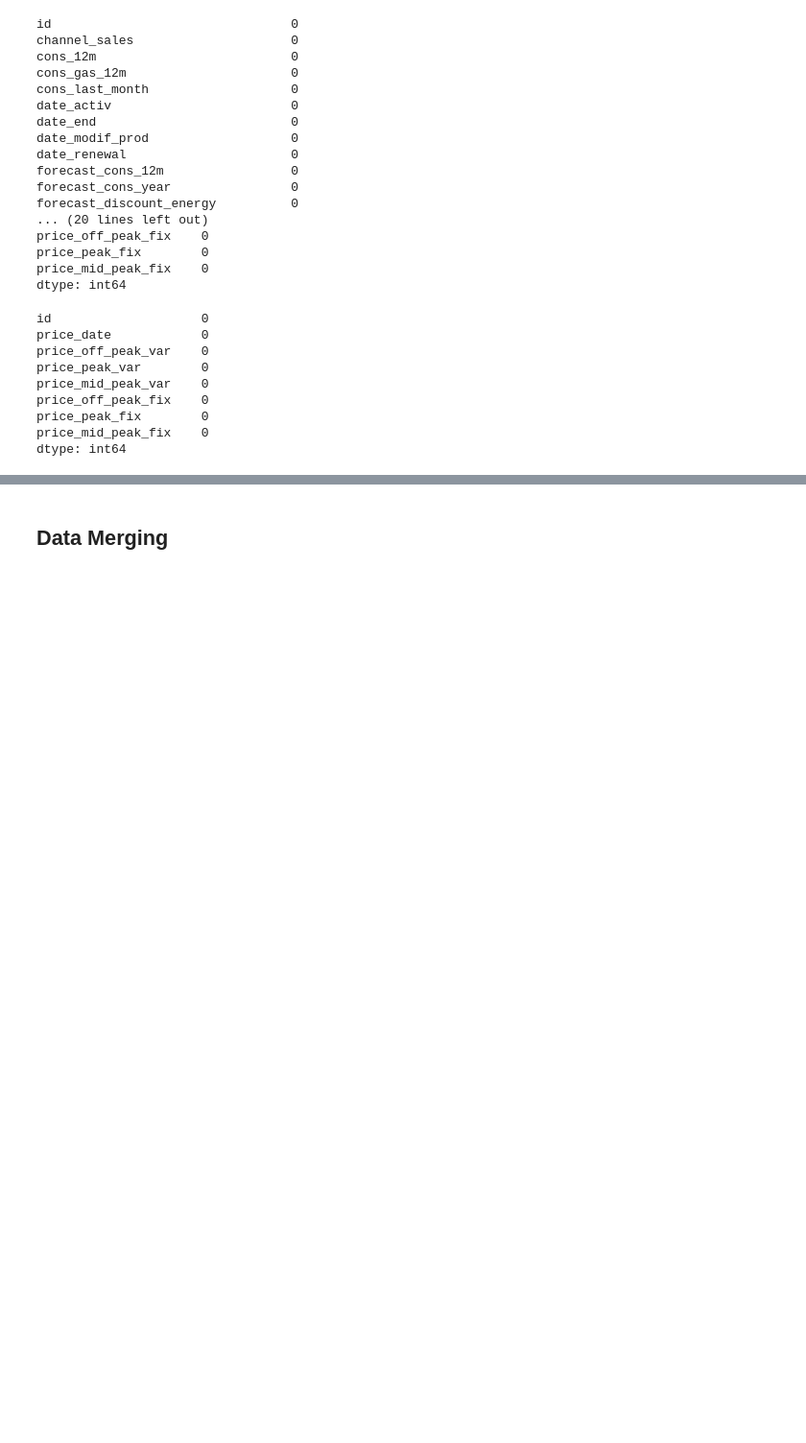
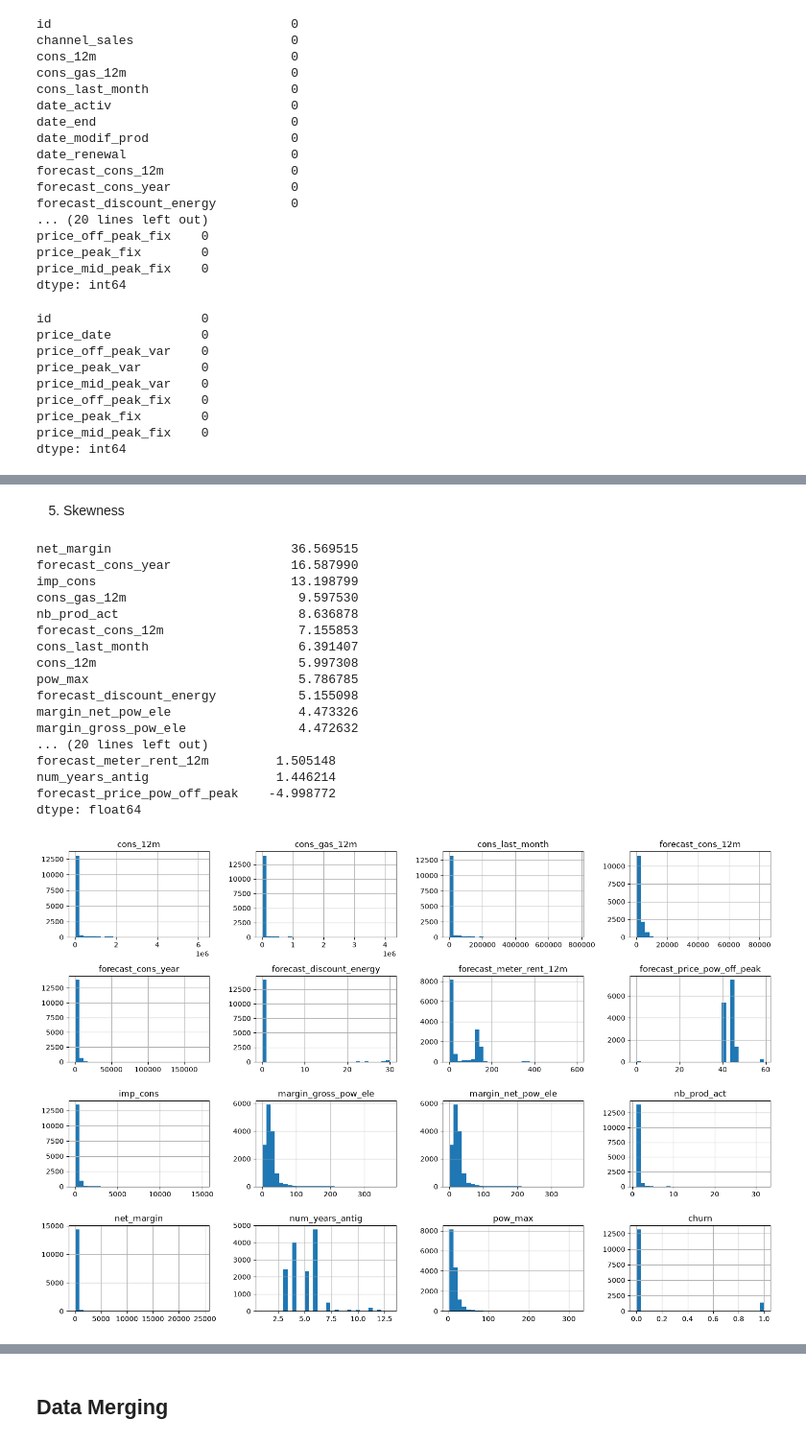
Before and after one commit to graceobonyo/PowerCo-Project, a Jupyter notebook: PowerCo.ipynb, the cells around one changed output, grey strips where cells are left out. Shown at 96% size. Saved outputs shown, nothing was run; the diff lists cells and outputs as text; code cells hidden in the pictures; blank space fills up the shorter version.

```diff
--- a/PowerCo.ipynb
+++ b/PowerCo.ipynb
@@ -196,0 +374,47 @@ price['price_date'] = pd.to_datetime(price['price_date'])
+# %% [markdown]
+5. Skewness
+# %%
+# Skewness of client dataset
+
+# Skewness of numerical columns
+skewness = client.select_dtypes(include=['int64', 'float64']).skew()
+
+print(skewness.sort_values(ascending=False))
+
+# identify columns with high skewness (absolute skewness > 1)
+skewness = client.select_dtypes(include=['int64', 'float64']).skew()
+
+high_skew = skewness[abs(skewness) > 1]
+
+print(high_skew.sort_values(ascending=False))
+# visualize the skewness of numerical columns
+import matplotlib.pyplot as plt
+
+high_skew_cols = high_skew.index
+
+client[high_skew_cols].hist(
+    figsize=(15,10),
+    bins=30
+)
+
+plt.tight_layout()
+plt.show()
+# %% [output]
+net_margin                        36.569515
+forecast_cons_year                16.587990
+imp_cons                          13.198799
+cons_gas_12m                       9.597530
+nb_prod_act                        8.636878
+forecast_cons_12m                  7.155853
+cons_last_month                    6.391407
+cons_12m                           5.997308
+pow_max                            5.786785
+forecast_discount_energy           5.155098
+margin_net_pow_ele                 4.473326
+margin_gross_pow_ele               4.472632
+... (20 lines left out)
+forecast_meter_rent_12m         1.505148
+num_years_antig                 1.446214
+forecast_price_pow_off_peak    -4.998772
+dtype: float64
+[figure, added]
```
Also changed, not shown: parts of 91 cells of this notebook, 1 other file.
